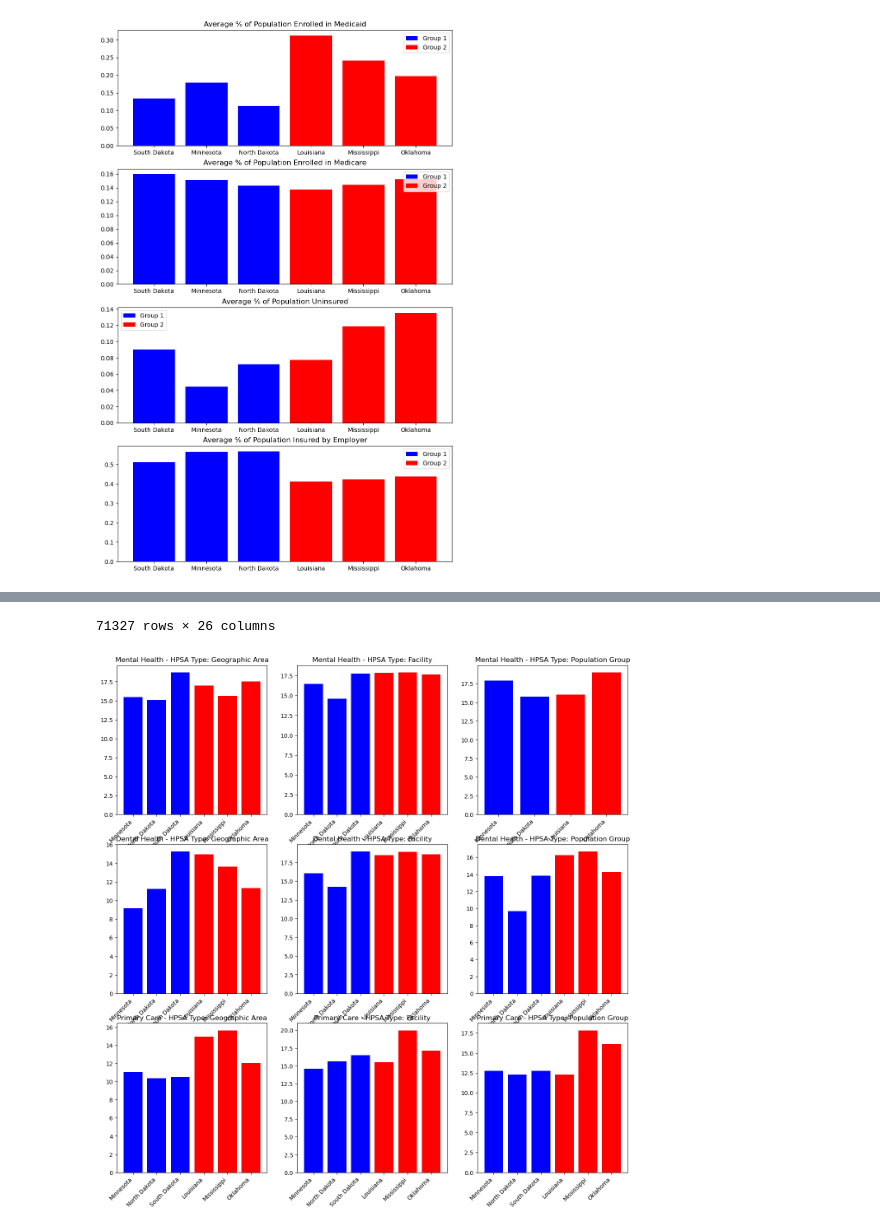
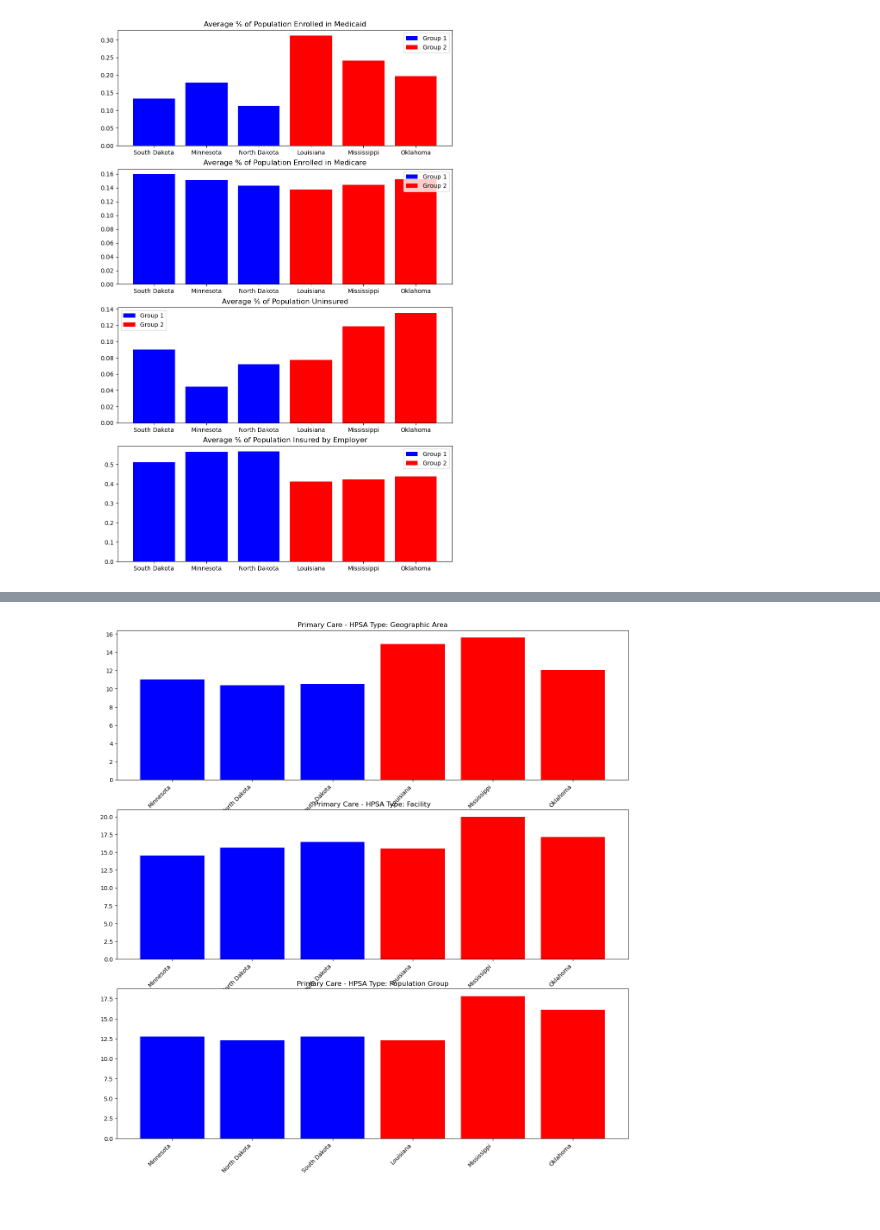
Before and after one commit to vjayne93/blue-team-project-1, a Jupyter notebook: luis-working-notebook.ipynb, the cells around one changed output, grey strips where cells are left out. Saved outputs shown, nothing was run; the diff lists cells and outputs as text; code cells hidden in the pictures.

```diff
--- a/luis-working-notebook.ipynb
+++ b/luis-working-notebook.ipynb
@@ -119,0 +145,26 @@ beh_health_full_df = pd.read_csv(beh_health_path)
+# %%
+#causes of death
+death_clean_df = death_full_df.loc[death_full_df['Time Period']!='2015-2019']
+death_clean_df.rename(columns={'Jurisdiction': 'State Name'}, inplace=True)
+death_clean_df = pd.merge(death_clean_df, pd.DataFrame(pop), on='State Name')
+
+group1_death_clean_df = death_clean_df.loc[death_clean_df['State Name'].isin(group1_states)]
+group1_death_clean_df = group1_death_clean_df.groupby(['Year', 'State Name', 'Population', 'Cause Group'])['Number of Deaths'].sum().reset_index(level='Population')
+group1_death_clean_df['Per Capita (100,000 of pop)'] = group1_death_clean_df['Number of Deaths']/(group1_death_clean_df['Population']/100000)
+group1_death_clean_df_avg = group1_death_clean_df.groupby(['Cause Group', 'State Name'])['Per Capita (100,000 of pop)'].sum()
+
+group2_death_clean_df = death_clean_df.loc[death_clean_df['State Name'].isin(group2_states)]
+group2_death_clean_df = group2_death_clean_df.groupby(['Cause Group', 'Year', 'State Name', 'Population'])['Number of Deaths'].sum().reset_index(level='Population')
+group2_death_clean_df['Per Capita (100,000 of pop)'] = group2_death_clean_df['Number of Deaths']/(group2_death_clean_df['Population']/100000)
+group2_death_clean_df_avg = group2_death_clean_df.groupby(['Cause Group', 'State Name'])['Per Capita (100,000 of pop)'].sum()
+
+# causes = death_clean_df['Cause Group'].unique()
+
+fig, axs = plt.subplots(5, 1, figsize=(10, 20))
+axs = axs.flatten()
+i=0
+for cause in causes:
+    axs[i].bar(group1_death_clean_df_avg[cause].index, group1_death_clean_df_avg[cause])
+    axs[i].bar(group2_death_clean_df_avg[cause].index, group2_death_clean_df_avg[cause])
+    axs[i].set_title(f'{cause} Deaths')
+    i = i+1
@@ -256,7 +403,7 @@ group1_hpsa_df = group1_hpsa_df.groupby(['Discipline', 'State', 'HPSA Type (Cate
 group2_hpsa_df = hpsa_clean_df[hpsa_clean_df['State'].isin(group2_states)]
 group2_hpsa_df = group2_hpsa_df.groupby(['Discipline', 'State', 'HPSA Type (Category)']).mean()
 
-fig, axs = plt.subplots(3, 3, figsize=(16, 16))
+fig, axs = plt.subplots(3, =-9, figsize=(16, 16))
 axs = axs.flatten()
 
 
@@ -271,9 +418,13 @@ def hpsa_plots(hpsa_category, disc, i):
         axs[i].set_xticklabels(axs[i].get_xticklabels(), rotation=45, ha='right')
 
 i=0
-for disc in disciplines:
-    for hpsa_category in hpsa_cats:
-        hpsa_plots(hpsa_category, disc, i)
-        i = i+1
-hpsa_full_df
+# for disc in disciplines:
+#     for hpsa_category in hpsa_cats:
+#         hpsa_plots(hpsa_category, disc, i)
+#         i = i+1
+
+
+for hpsa_category in hpsa_cats:
+    hpsa_plots(hpsa_category, 'Primary Care', i)
+    i = i+1
 # %% [output]
@@ -292,2 +431 @@ hpsa_full_df
-71327 rows × 26 columns
-[figure, old version]
+[figure, new version]
```
Also changed, not shown: parts of 10 cells of this notebook, 6 other files.
